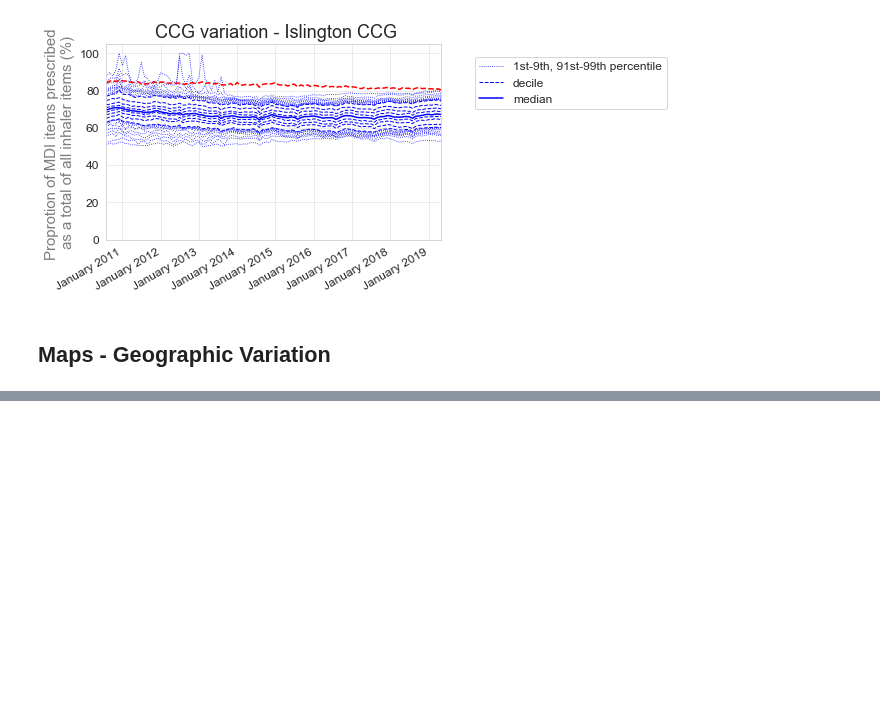
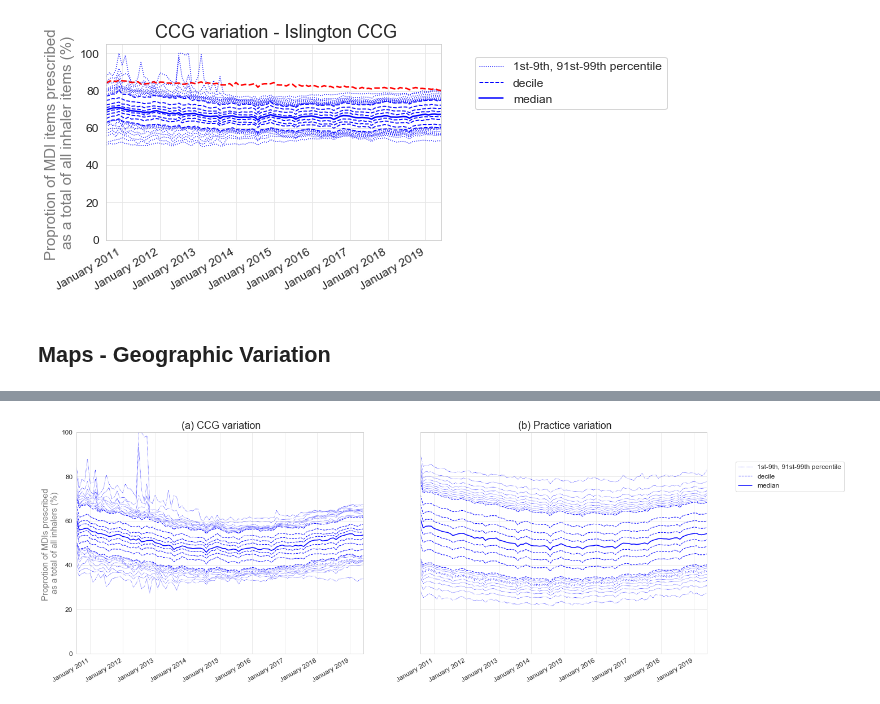
Before and after one commit to ebmdatalab/jupyter-notebooks, a Jupyter notebook: new_measures/Drafts/Enviromental Inhalers/Environmental Inhalers.ipynb, the cells around one changed output, grey strips where cells are left out. Cells and saved outputs as stored; diff of their text form; code cells hidden in the pictures; blank space fills up the shorter version.

```diff
--- a/new_measures/Drafts/Enviromental Inhalers/Environmental Inhalers.ipynb
+++ b/new_measures/Drafts/Enviromental Inhalers/Environmental Inhalers.ipynb
@@ -276,0 +467,5 @@ plt.show()
+# %%
+df4["totalinhalers"] = (df4["mdi"] + df4["dpi"])
+# %%
+df4["measure_value"] = (df4["mdi"] / df4["totalinhalers"])*100
+df4.head()
@@ -276,0 +479,3 @@ plt.show()
+# %%
+by_pct_df4 = df4.groupby(['pct', 'month'], as_index=False).sum()
+by_pct_df4.head()
@@ -276,0 +489,3 @@ plt.show()
+# %%
+by_pct_df4["measure_value"] = (by_pct_df4["mdi"] / by_pct_df4["totalinhalers"])*100
+by_pct_df4.head()
@@ -276,0 +499,38 @@ plt.show()
+# %%
+f = plt.figure(figsize=(20,8))
+#f.suptitle('Sharing Y axis')
+f.autofmt_xdate()
+layout = gridspec.GridSpec(1, 2, figure=f)
+left_plot = plt.subplot(layout[0])
+right_plot = plt.subplot(layout[1], sharey=left_plot)  # Share the Y axis
+
+# ...and because it's shared, suppress ticks on the second chart
+plt.setp(right_plot.get_yticklabels(), visible=False)
+
+charts.deciles_chart(
+    by_pct_df4,
+    period_column='month',
+    column='measure_value',
+    title=" (a) CCG variation",
+    ylabel="Proprotion of MDIs prescribed \n as a total of all inhalers (%) ",
+    show_outer_percentiles=True,
+    show_legend=False,
+    ax=left_plot,
+)
+
+
+charts.deciles_chart(
+    df4,
+    period_column='month',
+    column='measure_value',
+    title=" (b) Practice variation",
+    ylabel="",
+    show_outer_percentiles=True,
+    show_legend=True,
+    ax=right_plot,
+)
+
+plt.ylim(0, 100)
+plt.show()
+# %% [output]
+[figure, added]
```
Also changed, not shown: parts of 20 cells of this notebook, 5 other files.
